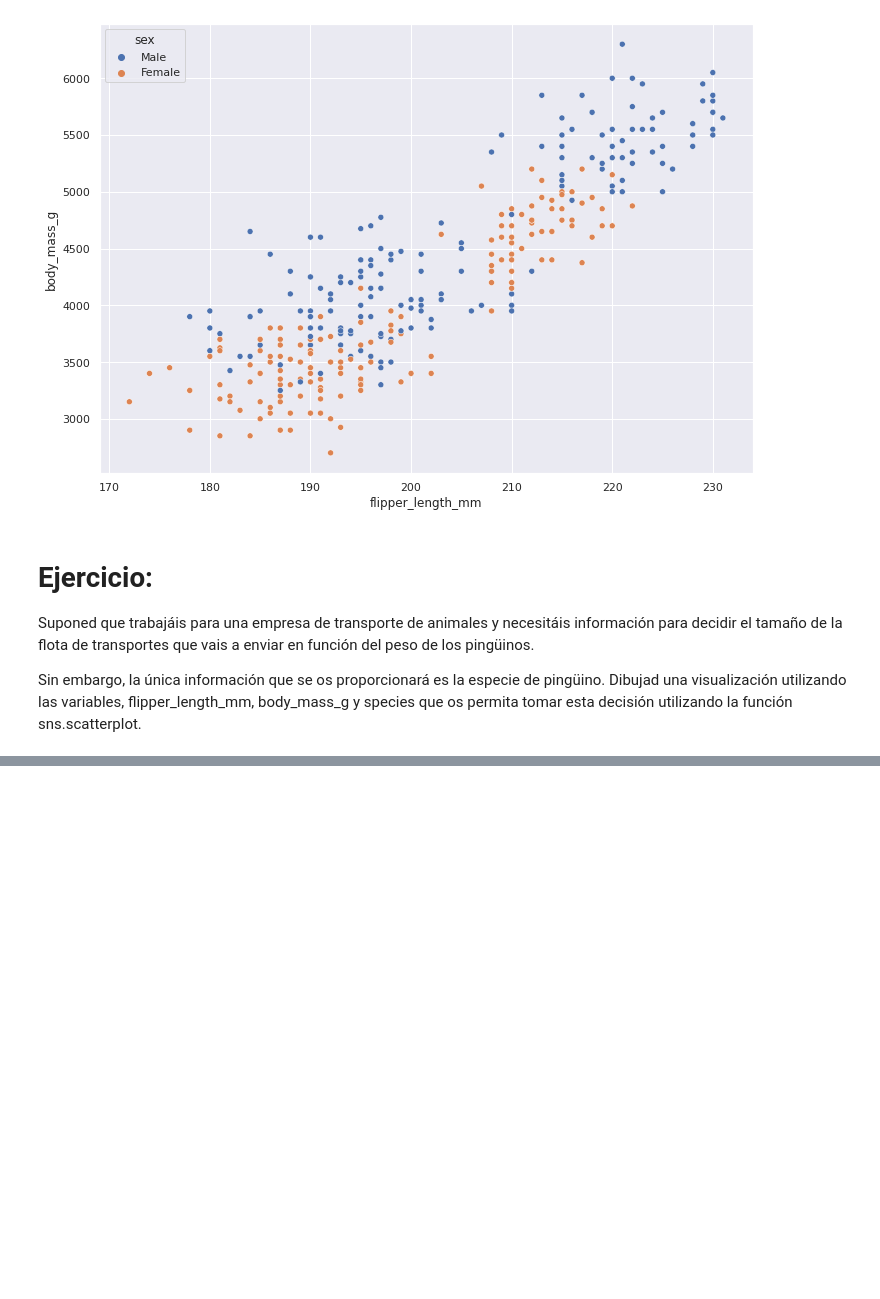
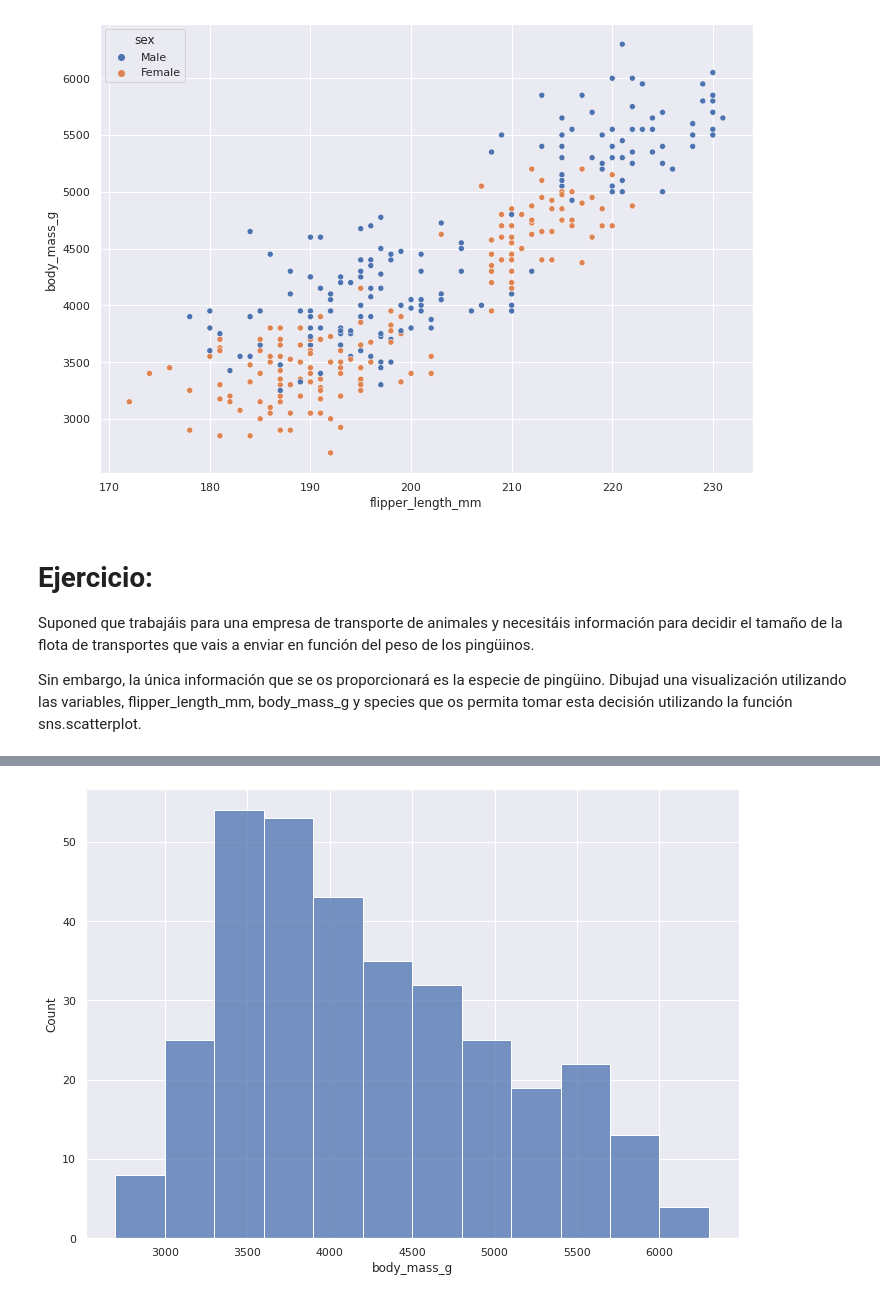
Before and after one commit to CuadraAlconero/IDAL_IA3_CuadraAlconero, a Jupyter notebook: Visualización.ipynb, the cells around one changed output, grey strips where cells are left out. Saved outputs shown, nothing was run; the diff lists cells and outputs as text; code cells hidden in the pictures; blank space fills up the shorter version.

```diff
--- a/Visualización.ipynb
+++ b/Visualización.ipynb
@@ -69,0 +126,4 @@ Sin embargo, la única información que se os proporcionará es la especie de pi
+# %%
+fig = sns.histplot(data=dataset, x="body_mass_g", bins=12)
+# %% [output]
+[figure, added]
```
Also changed, not shown: parts of 14 cells of this notebook.
